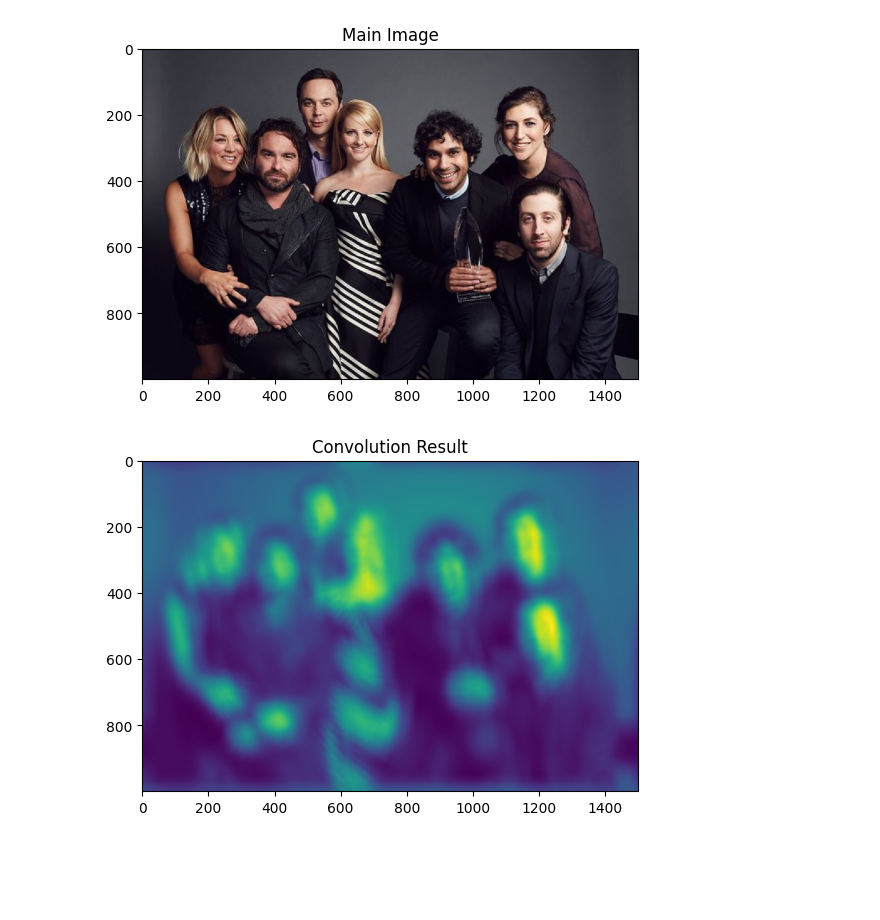
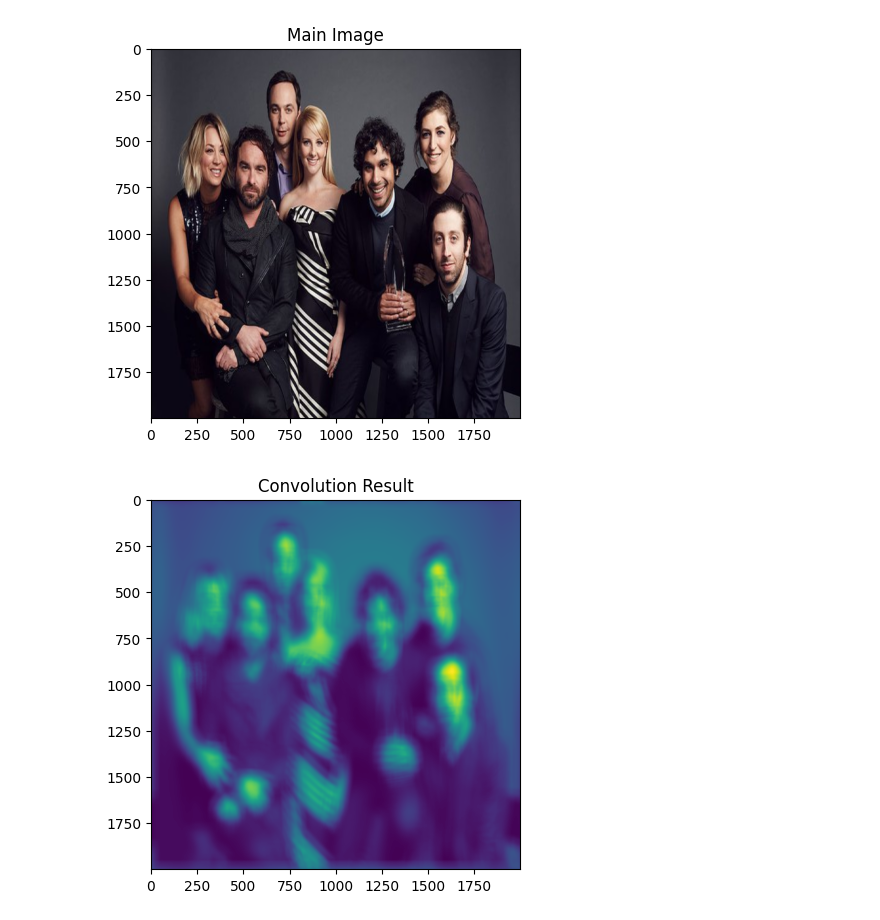
Before and after one commit to 20million/llm_assignments, a Jupyter notebook: jupyter/cnn.ipynb, the cells around one changed output. Saved outputs shown, nothing was run; the diff lists cells and outputs as text; code cells hidden in the pictures; blank space fills up the shorter version.

```diff
--- a/jupyter/cnn.ipynb
+++ b/jupyter/cnn.ipynb
@@ -20,13 +23,13 @@ plt.show()
 # %%
 # Load and preprocess the main image
 imagePath = 'bigbangcrew.jpeg'
-imgMain = load_img(imagePath, target_size=(1000, 1000))
+imgMain = load_img(imagePath, target_size=(2000, 2000))
 imgArrayMain = img_to_array(imgMain) / 255.0
 
 # Display the main image
 plt.imshow(imgArrayMain)
 plt.title("Main Image")
 plt.show()
 # %% [output]
-[figure, old version]
+[figure, new version]
 # %%
@@ -46,4 +48,4 @@ plt.imshow(convolutionResult)
 plt.title("Convolution Result")
 plt.show()
 # %% [output]
-[figure, old version]
+[figure, new version]
```
Also changed, not shown: parts of 3 cells of this notebook, 2 other files.
